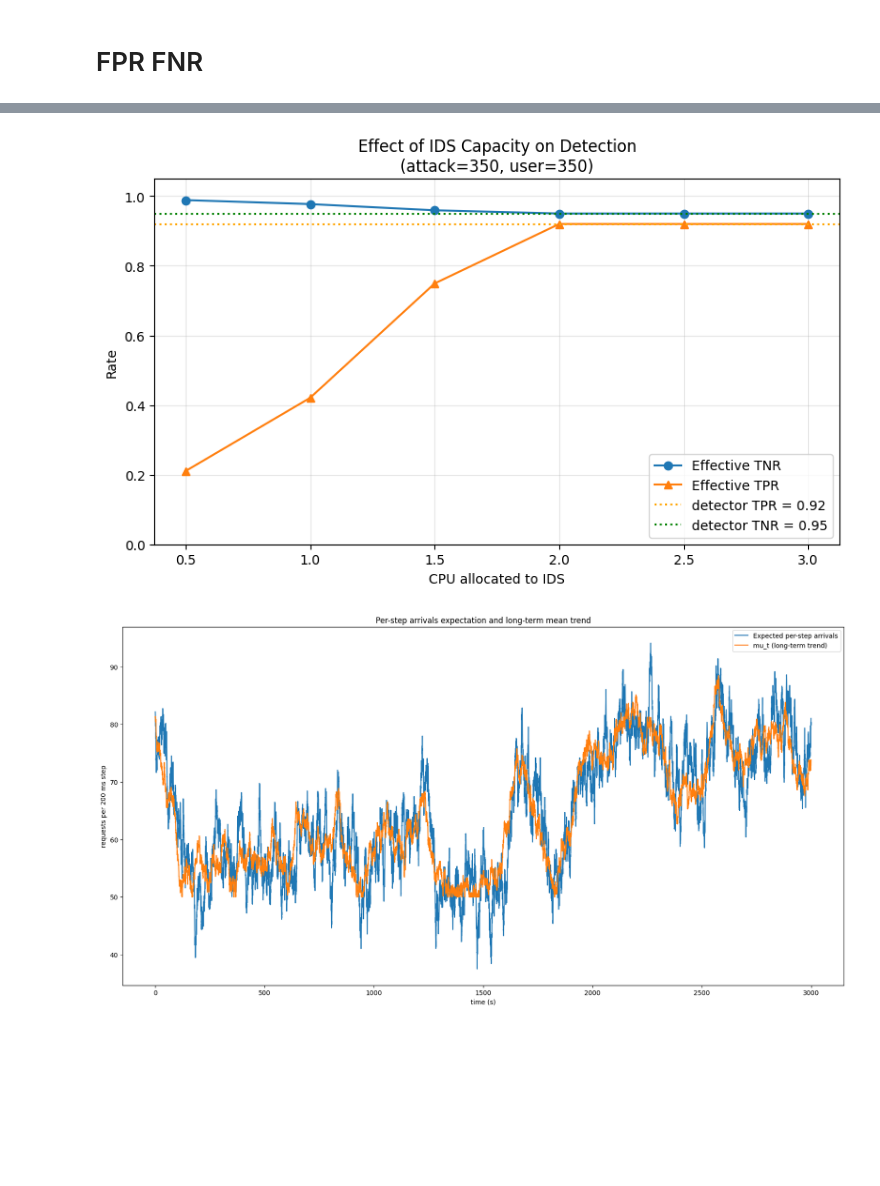
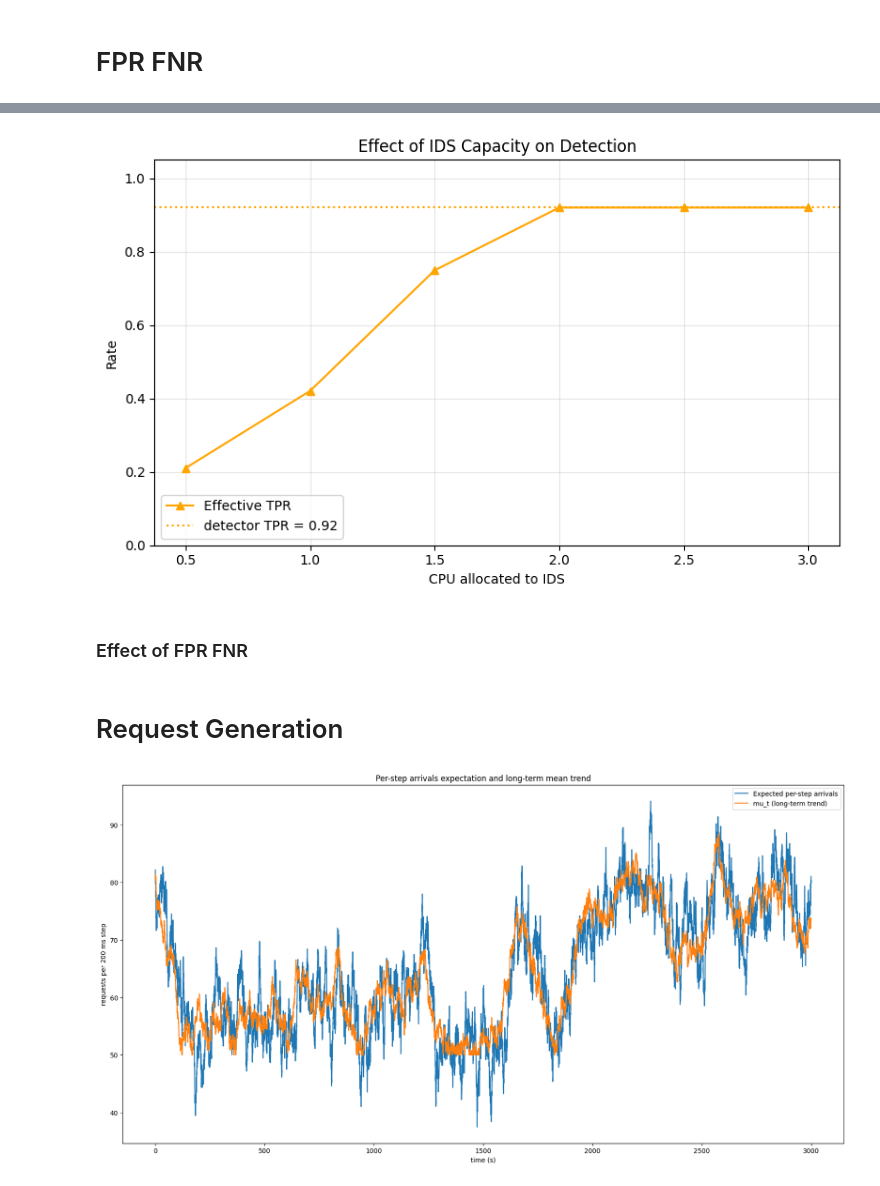
Before and after one commit to VincentSheh/vehicle_mtmc, a Jupyter notebook: simulation/visualize.ipynb, the cells around one changed output, grey strips where cells are left out. Saved outputs shown, nothing was run; the diff lists cells and outputs as text; code cells hidden in the pictures; blank space fills up the shorter version.

```diff
--- a/simulation/visualize.ipynb
+++ b/simulation/visualize.ipynb
@@ -40,48 +14,63 @@ lambda_total  = lambda_attack + lambda_user
 TPR = 0.92
 FPR = 0.05
 
 TPR_eff = []
+FPR_eff = []
 TNR_eff = []
+FNR_eff = []
 
 for m in mu:
     if m >= lambda_total:
         tpr_eff = TPR
         fpr_eff = FPR
     else:
-        rho = np.minimum(1.0, m / lambda_total)
-        tpr_eff = np.minimum(TPR, rho * TPR)
-        fpr_eff = np.minimum(FPR, rho * FPR)
+        rho = min(1.0, m / lambda_total)
+        tpr_eff = rho * TPR
+        fpr_eff = rho * FPR
 
     fnr_eff = 1 - tpr_eff
+    tnr_eff = 1 - fpr_eff
 
     TPR_eff.append(tpr_eff)
-    TNR_eff.append(1 - fpr_eff)
+    FPR_eff.append(fpr_eff)
+    FNR_eff.append(fnr_eff)
+    TNR_eff.append(tnr_eff)
 
 TPR_eff = np.array(TPR_eff)
+FPR_eff = np.array(FPR_eff)
+FNR_eff = np.array(FNR_eff)
 TNR_eff = np.array(TNR_eff)
 
-plt.figure(figsize=(8,5))
+plt.figure(figsize=(8, 5))
 
-plt.plot(cpu, TNR_eff, marker="o", label="Effective TNR")
-plt.plot(cpu, TPR_eff, marker="^", label="Effective TPR")
+plt.plot(cpu, TPR_eff, marker="^", label="Effective TPR",color="orange")
+plt.axhline(TPR, linestyle=":", label=f"detector TPR = {TPR:.2f}", color="orange")
 
-plt.axhline(TPR, linestyle=":", label=f"detector TPR = {TPR}", color="orange")
-plt.axhline(1-FPR, linestyle=":", label=f"detector TNR = {1-FPR}", color="green")
+# plt.plot(cpu, TNR_eff, marker="o", label="Effective TNR", color="green")
+# plt.axhline(1 - FPR, linestyle=":", label=f"detector TNR = {1 - FPR}", color="green")
+
+# plt.plot(cpu, FNR_eff, marker="s", label="Effective FNR", color="blue")
+# plt.axhline(1 - TPR, linestyle=":", label=f"detector FNR = {(1 - TPR):.2f}", color="blue")
+
+# plt.plot(cpu, FPR_eff, marker="d", label="Effective FPR", color="red")
+# plt.axhline(FPR, linestyle=":", label=f"detector FPR = {FPR}", color="red")
+
 
 plt.xlabel("CPU allocated to IDS")
 plt.ylabel("Rate")
-plt.title(
-    f"Effect of IDS Capacity on Detection\n"
-    f"(attack={int(lambda_attack)}, user={int(lambda_user)})"
-)
+plt.title("Effect of IDS Capacity on Detection")
 
-plt.ylim(0,1.05)
+plt.ylim(0, 1.05)
 plt.grid(True, alpha=0.3)
 plt.legend()
 plt.tight_layout()
 plt.show()
 # %% [output]
-[figure, old version]
+[figure, new version]
+# %% [markdown]
+### Effect of FPR FNR
+# %% [markdown]
+# Request Generation
 # %%
 import numpy as np
 import pandas as pd
```
Also changed, not shown: parts of 1 cell of this notebook, 17 other files.
